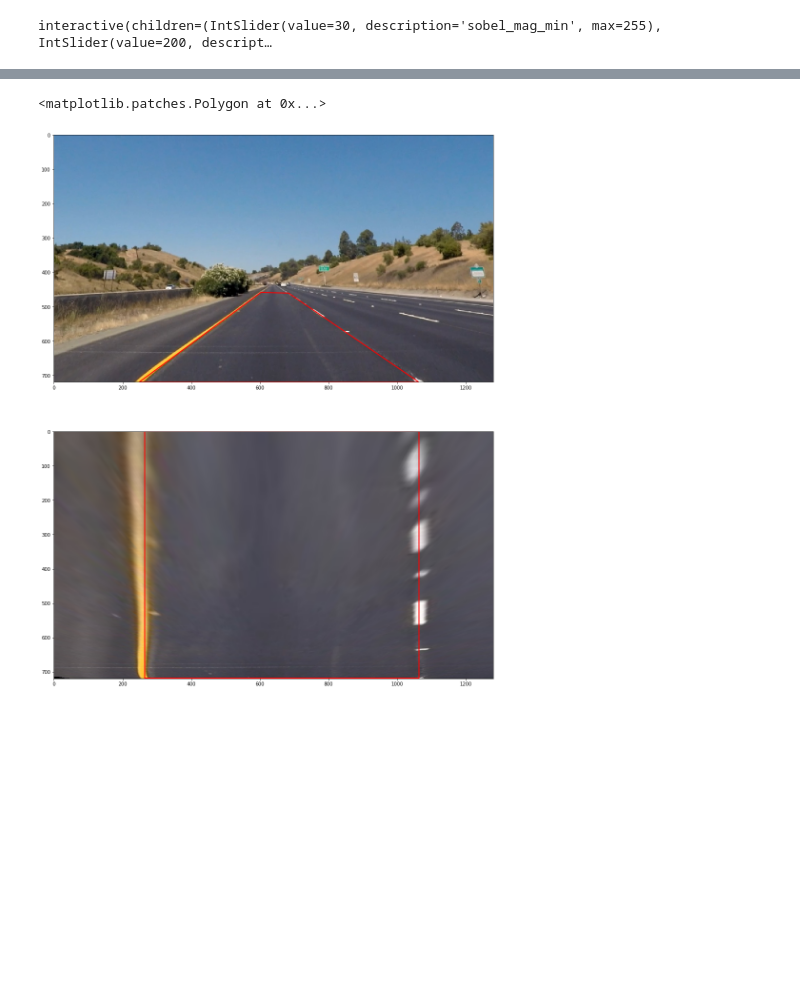
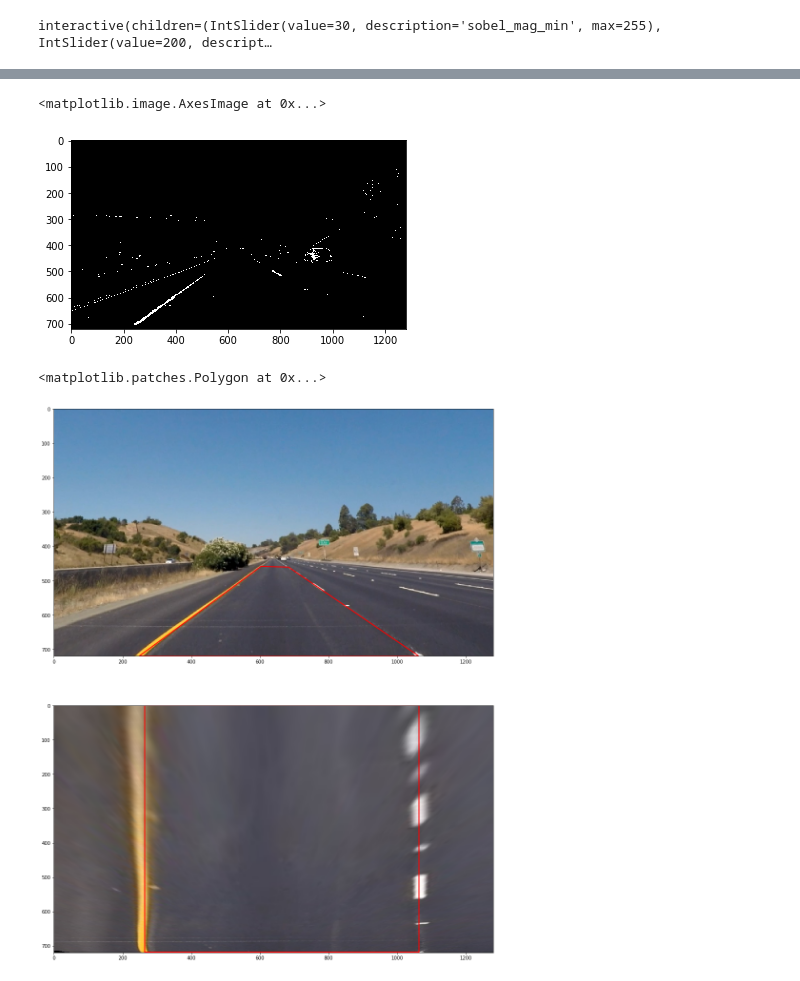
Before and after one commit to tdb-alcorn/CarND-Advanced-Lane-Lines, a Jupyter notebook: scratch.ipynb, the cells around one changed output, grey strips where cells are left out. Cells and saved outputs as stored; diff of their text form; code cells hidden in the pictures; blank space fills up the shorter version.

```diff
--- a/scratch.ipynb
+++ b/scratch.ipynb
@@ -114,3 +161,8 @@ out = p.step(img,rgb=True, display=True)
+# %%
+plt.imshow(out)
+# %% [output]
+<matplotlib.image.AxesImage at 0x...>
+[figure, added]
 # %%
 img = image.read('./test_images/straight_lines1.jpg', rgb=True)
 c = camera.Camera()
```
Also changed, not shown: parts of 10 cells of this notebook, 7 other files.
